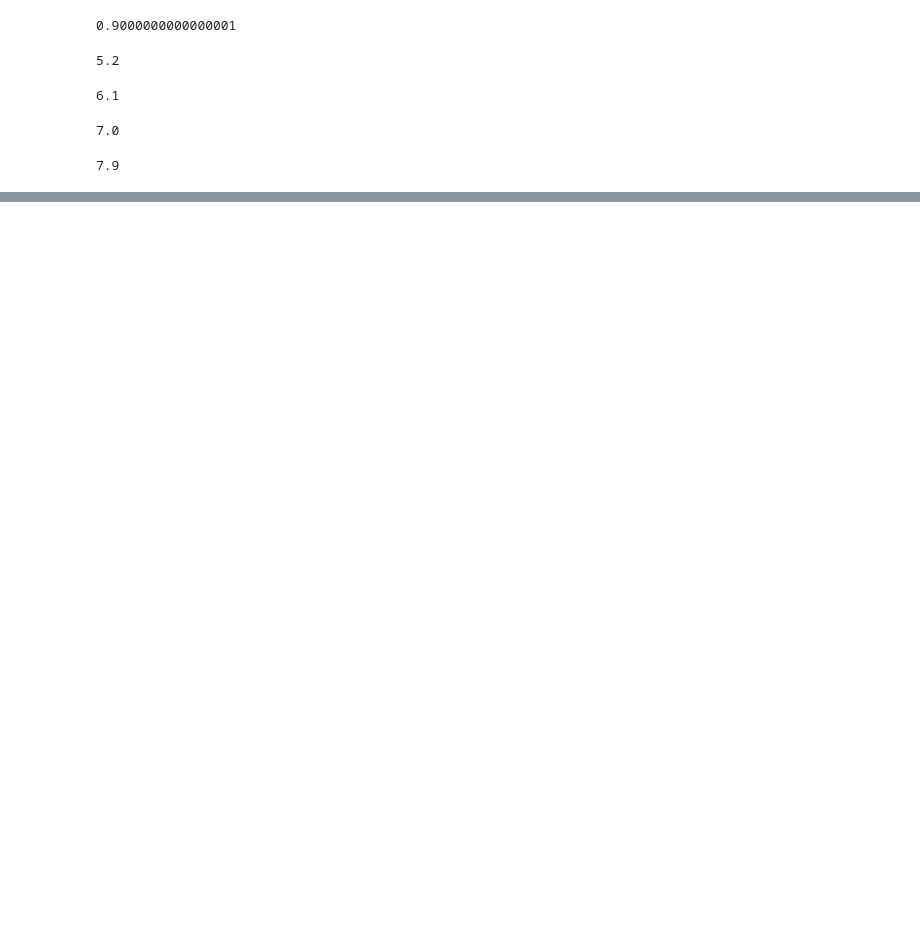
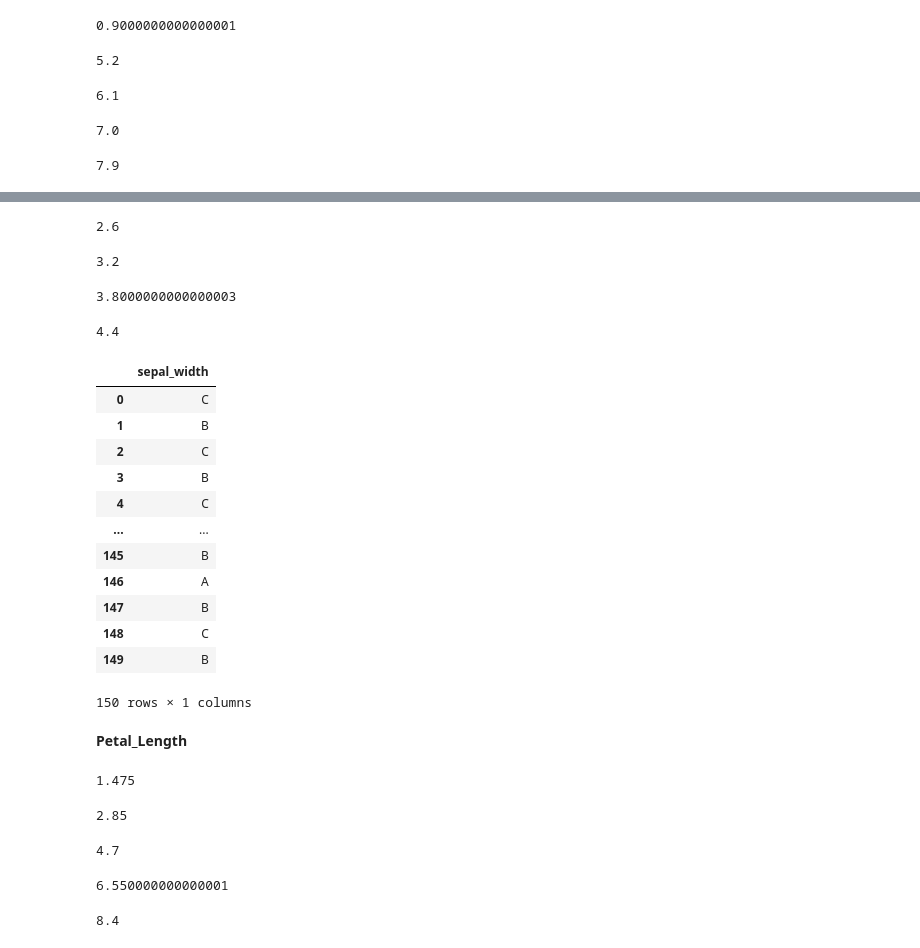
Before and after one commit to febyfadlilah/datamining, a Jupyter notebook: _sources/notebooks.ipynb, the cells around one changed output, grey strips where cells are left out. Saved outputs shown, nothing was run; the diff lists cells and outputs as text; code cells hidden in the pictures; blank space fills up the shorter version.

```diff
--- a/_sources/notebooks.ipynb
+++ b/_sources/notebooks.ipynb
@@ -319,4 +322,5 @@ for col in ["sepal_length"]:
     elif nilai >= 7.0 and nilai < 7.9:
       return "D"
 # %%
-ds["sepal_length"] = nilai.apply(equal_sepal_length)
+ds["sepal_length"] = ds["sepal_length"].apply(equal)
+ds[["sepal_length"]]
@@ -338,0 +347,57 @@ ds[["sepal_length"]]
+# %%
+#rumus rentang
+def rentang_sepal_width(i):
+  min = 2
+  v = min + i * iris(2,4.4)
+  return (v)
+# %%
+rentang_sepal_width(1)
+# %% [output]
+2.6
+# %%
+rentang_sepal_width(2)
+# %% [output]
+3.2
+# %%
+rentang_sepal_width(3)
+# %% [output]
+3.8000000000000003
+# %%
+rentang_sepal_width(4)
+# %% [output]
+4.4
+# %%
+for col1 in ["sepal_width"]:
+  nilai1 = ds[col1]
+  def equal_sepal_width(nilai1):
+    if nilai1 >= 2 and nilai1 < rentang_sepal_width(1) :
+      return "A"
+    elif nilai1 >= rentang_sepal_width(1) and nilai1 < rentang_sepal_width(2):
+      return "B"
+    elif nilai1 >= rentang_sepal_width(2) and nilai1 < rentang_sepal_width(3):
+      return "C"
+    elif nilai1 >= rentang_sepal_width(3) and nilai1 < rentang_sepal_width(4):
+      return "D"
+# %%
+ds["sepal_width"] = nilai1.apply(equal_sepal_width)
+ds[["sepal_width"]]
+# %% [output]
+|  | sepal_width |
+| 0 | C |
+| 1 | B |
+| 2 | C |
+| 3 | B |
+| 4 | C |
+| ... | ... |
+| 145 | B |
+| 146 | A |
+| 147 | B |
+| 148 | C |
+| 149 | B |
+150 rows × 1 columns
+# %% [markdown]
+**Petal_Length**
+# %%
+iris(1,6.9)
+# %% [output]
+1.475
@@ -338,0 +410,16 @@ ds[["sepal_length"]]
+# %%
+rentang_petal_length(1)
+# %% [output]
+2.85
+# %%
+rentang_petal_length(2)
+# %% [output]
+4.7
+# %%
+rentang_petal_length(3)
+# %% [output]
+6.550000000000001
+# %%
+rentang_petal_length(4)
+# %% [output]
+8.4
```
Also changed, not shown: parts of 24 cells of this notebook, 3 other files.
